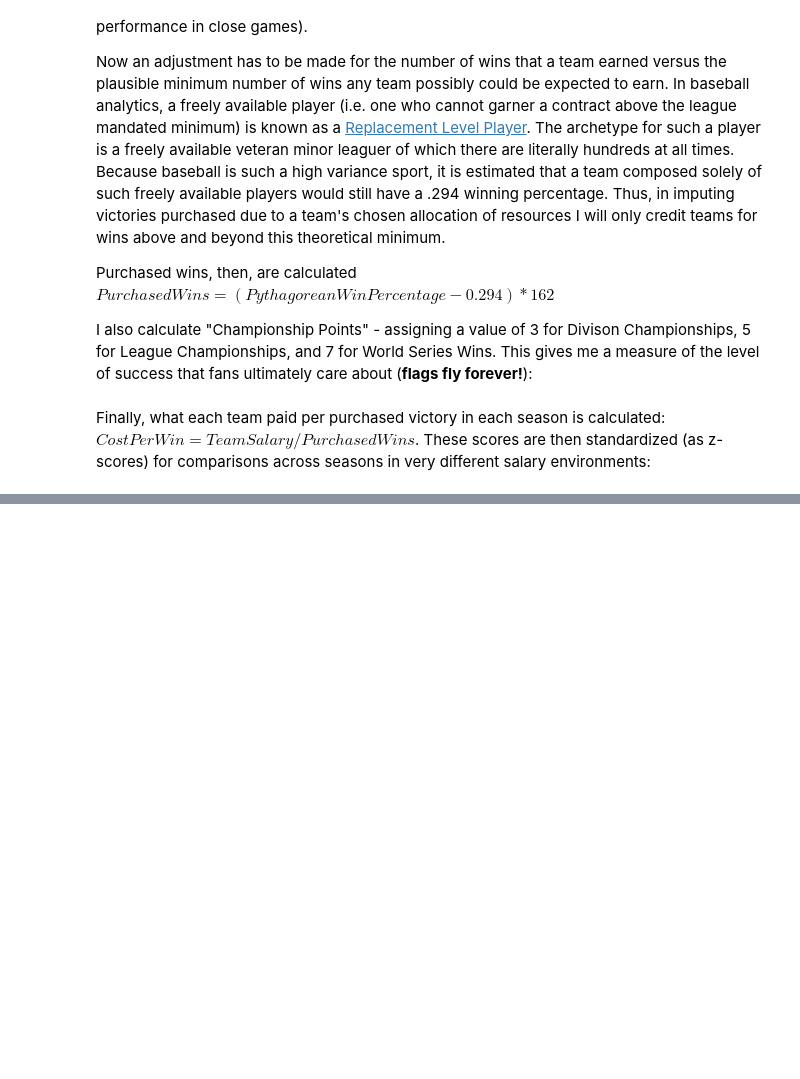
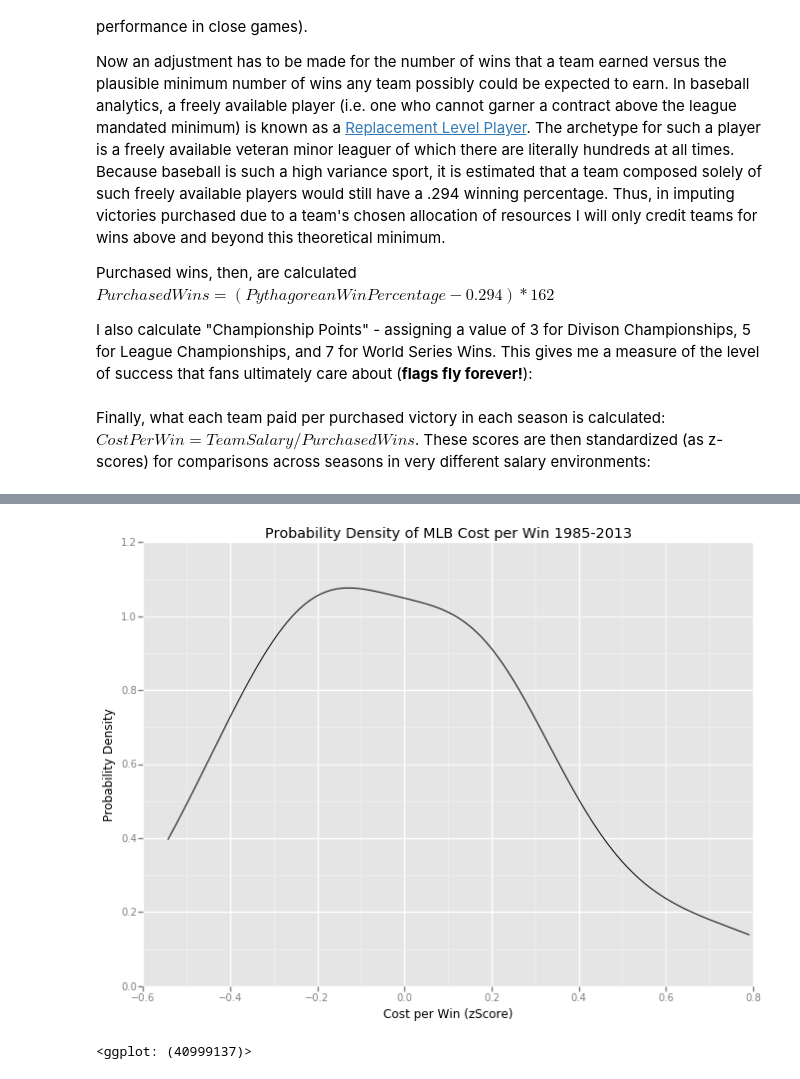
Before and after one commit to adamwri/Data-Analyst-Nanodegree, a Jupyter notebook: Project_2_Efficiency_and_Championships_in_MLB.ipynb, the cells around one changed output, grey strips where cells are left out. Saved outputs shown, nothing was run; the diff lists cells and outputs as text; code cells hidden in the pictures; blank space fills up the shorter version.

```diff
--- a/Project_2_Efficiency_and_Championships_in_MLB.ipynb
+++ b/Project_2_Efficiency_and_Championships_in_MLB.ipynb
@@ -78,0 +115,10 @@ efficiency = pd.DataFrame({'zcost_per_win': team_salaries_merge_mean['zcost_per_
+# %%
+%matplotlib inline
+from ggplot import *
+
+ggplot(aes(x = 'zcost_per_win'), data=efficiency) + \
+    geom_density() + \
+    xlab('Cost per Win (zScore)') + ylab('Probability Density') + ggtitle('Probability Density of MLB Cost per Win 1985-2013')
+# %% [output]
+[figure, added]
+<ggplot: (40999137)>
```
Also changed, not shown: parts of 21 cells of this notebook, 1 other file.
